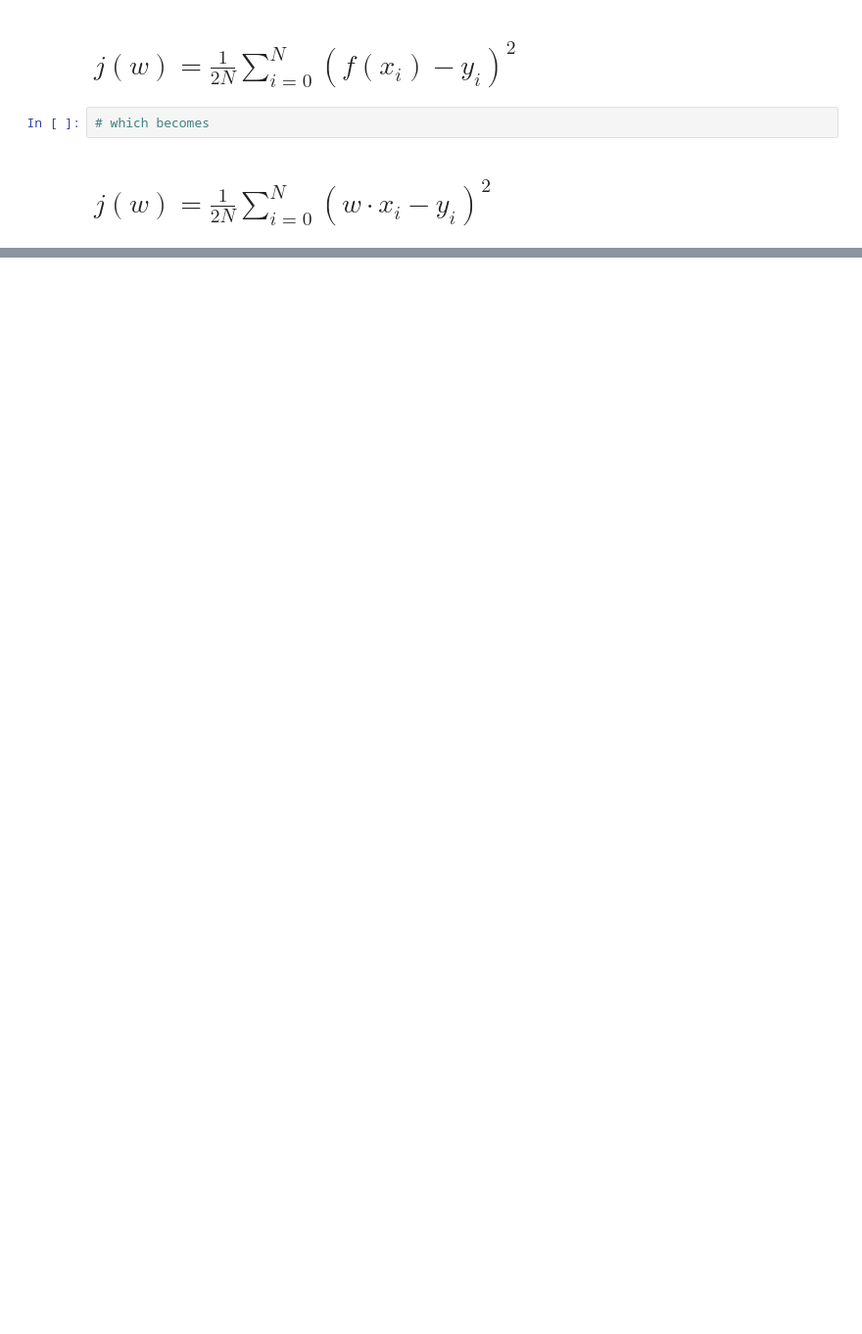
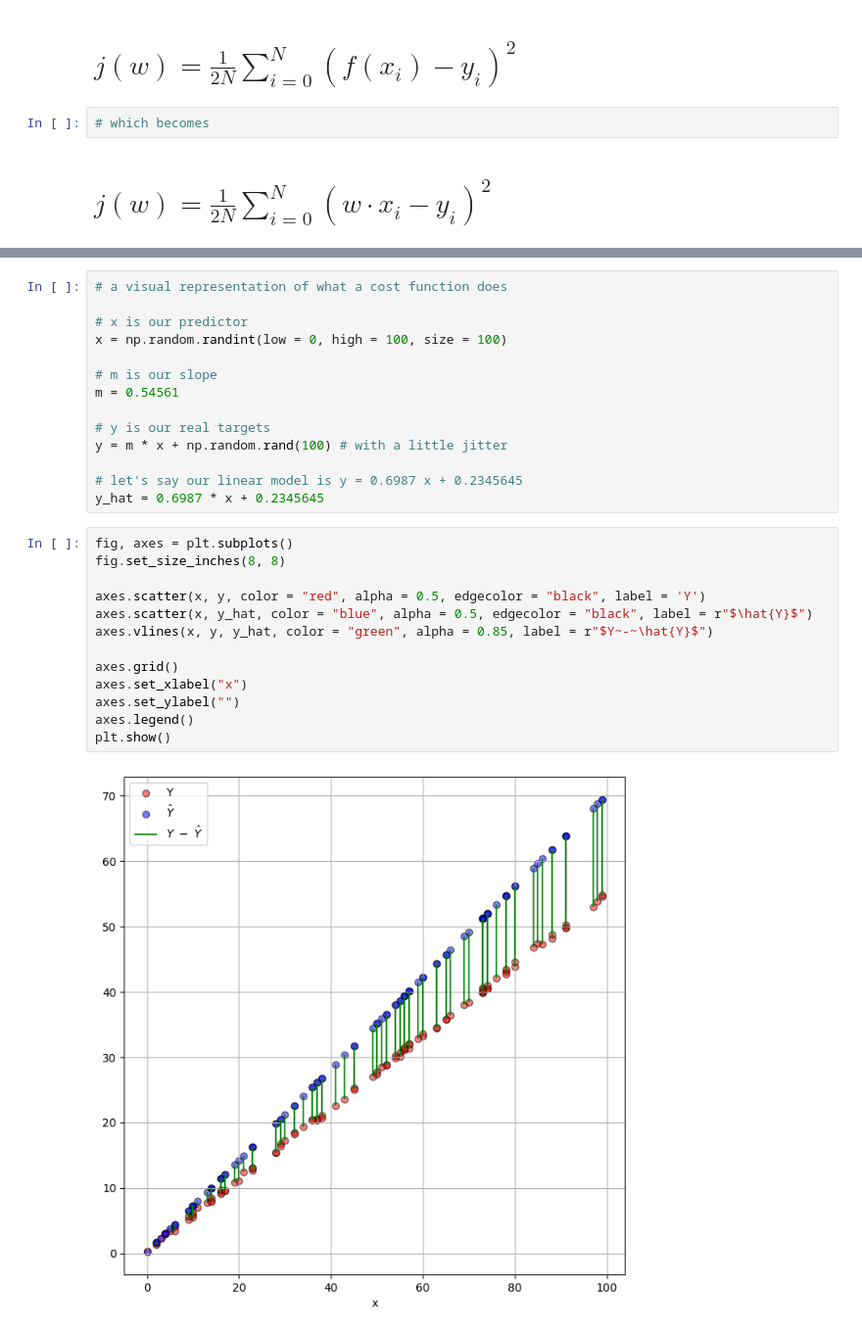
Before and after one commit to anoban/Supervised-Machine-Learning-Regression-and-Classification, a Jupyter notebook: anoban/Cost Function Intuition.ipynb, the cells around one changed output, grey strips where cells are left out. Shown at 98% size. Drawn from its saved outputs; the diff is of its cells as text; blank space fills up the shorter version.

```diff
--- a/anoban/Cost Function Intuition.ipynb
+++ b/anoban/Cost Function Intuition.ipynb
@@ -75,0 +122,29 @@ def linear_regression(predictor: NDArray[np.float64], targets: NDArray[np.float6
+# %%
+# a visual representation of what a cost function does
+
+# x is our predictor
+x = np.random.randint(low = 0, high = 100, size = 100)
+
+# m is our slope
+m = 0.54561
+
+# y is our real targets
+y = m * x + np.random.rand(100) # with a little jitter
+
+# let's say our linear model is y = 0.6987 x + 0.2345645
+y_hat = 0.6987 * x + 0.2345645
+# %%
+fig, axes = plt.subplots()
+fig.set_size_inches(8, 8)
+
+axes.scatter(x, y, color = "red", alpha = 0.5, edgecolor = "black", label = 'Y')
+axes.scatter(x, y_hat, color = "blue", alpha = 0.5, edgecolor = "black", label = r"$\hat{Y}$")
+axes.vlines(x, y, y_hat, color = "green", alpha = 0.85, label = r"$Y~-~\hat{Y}$")
+
+axes.grid()
+axes.set_xlabel("x")
+axes.set_ylabel("")
+axes.legend()
+plt.show()
+# %% [output]
+[figure, added]
```
Also changed, not shown: parts of 17 cells of this notebook, 2 other files.
